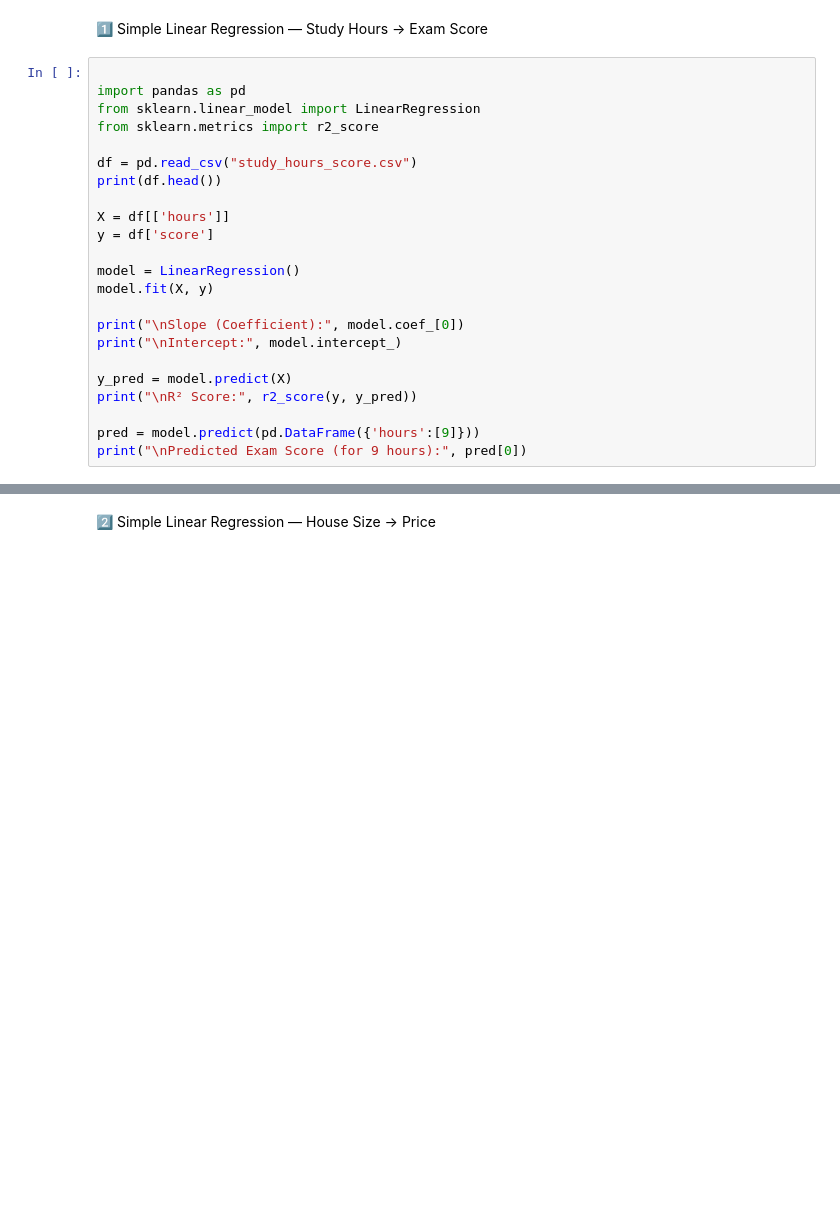
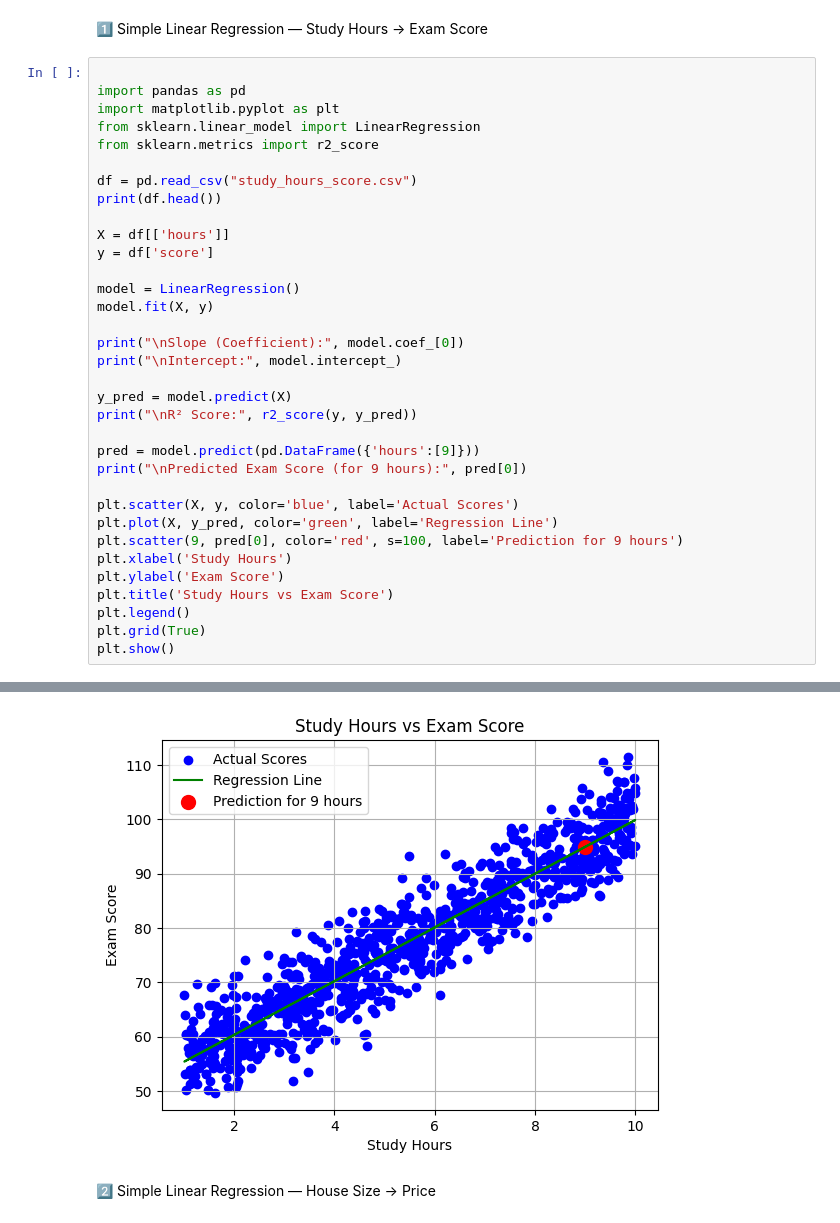
Before and after one commit to Vinotha2005/LR-PRACTISE, a Jupyter notebook: task.ipynb, the cells around one changed output, grey strips where cells are left out. Saved outputs shown, nothing was run; the diff lists cells and outputs as text; blank space fills up the shorter version.

```diff
--- a/task.ipynb
+++ b/task.ipynb
@@ -3,6 +3,7 @@
 # %%
 
 import pandas as pd
+import matplotlib.pyplot as plt
 from sklearn.linear_model import LinearRegression
 from sklearn.metrics import r2_score
 
@@ -11,33 +12,44 @@ print(df.head())
 
 X = df[['hours']]
 y = df['score']
 
 model = LinearRegression()
 model.fit(X, y)
 
 print("\nSlope (Coefficient):", model.coef_[0])
 print("\nIntercept:", model.intercept_)
 
 y_pred = model.predict(X)
 print("\nR² Score:", r2_score(y, y_pred))
 
 pred = model.predict(pd.DataFrame({'hours':[9]}))
 print("\nPredicted Exam Score (for 9 hours):", pred[0])
+
+plt.scatter(X, y, color='blue', label='Actual Scores')
+plt.plot(X, y_pred, color='green', label='Regression Line')
+plt.scatter(9, pred[0], color='red', s=100, label='Prediction for 9 hours')
+plt.xlabel('Study Hours')
+plt.ylabel('Exam Score')
+plt.title('Study Hours vs Exam Score')
+plt.legend()
+plt.grid(True)
+plt.show()
 # %% [output]
       hours      score
 0  5.939322  79.188121
 1  7.436704  87.279918
 2  6.424870  91.372308
 3  5.903949  78.448910
 4  4.812893  71.569383
 
 Slope (Coefficient): 4.946090187513336
 
 Intercept: 50.439746059106994
 
 R² Score: 0.877700309825362
 
 Predicted Exam Score (for 9 hours): 94.95455774672702
+[figure, added]
 # %% [markdown]
 2️⃣ Simple Linear Regression — House Size → Price
 # %%
```
Also changed, not shown: parts of 4 cells of this notebook.
